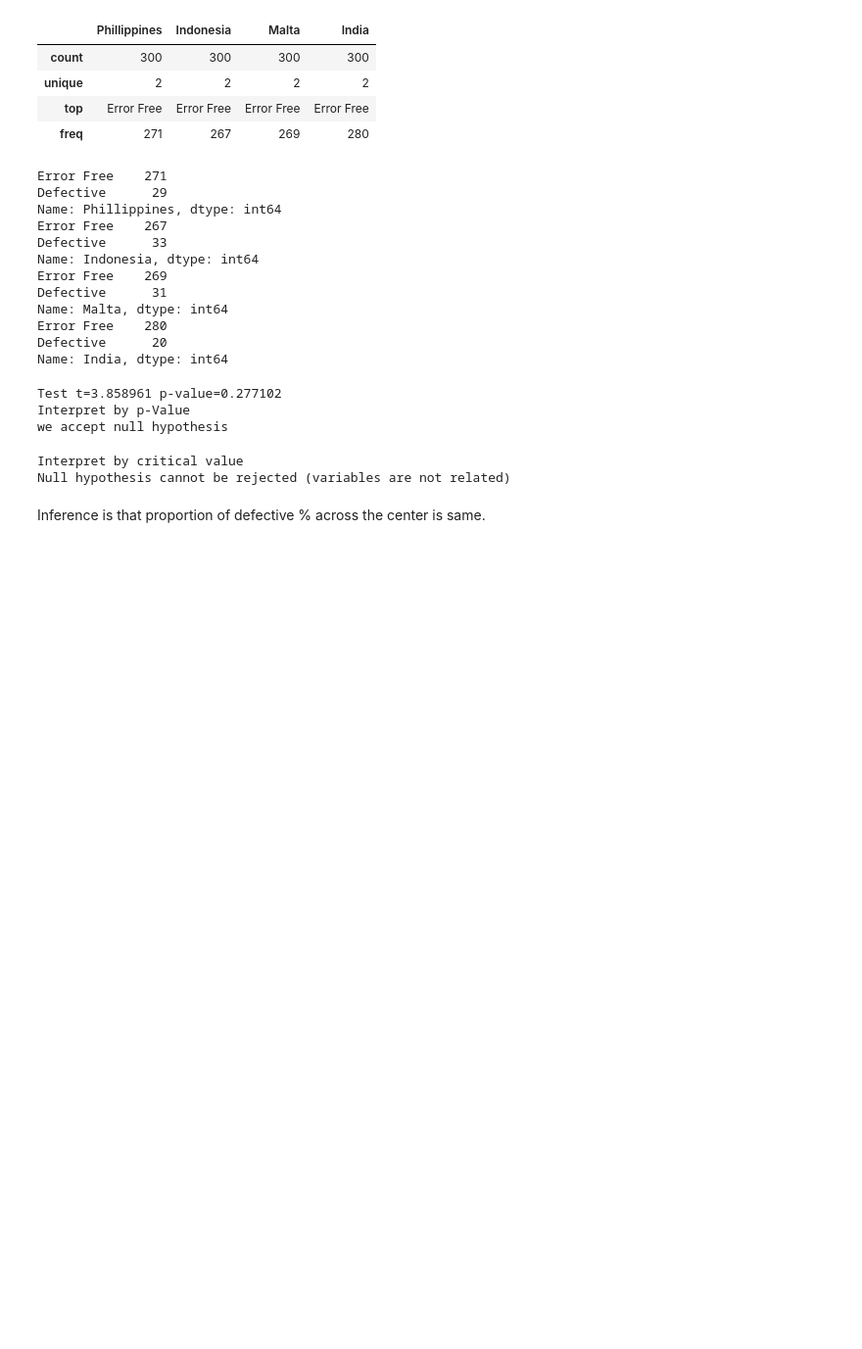
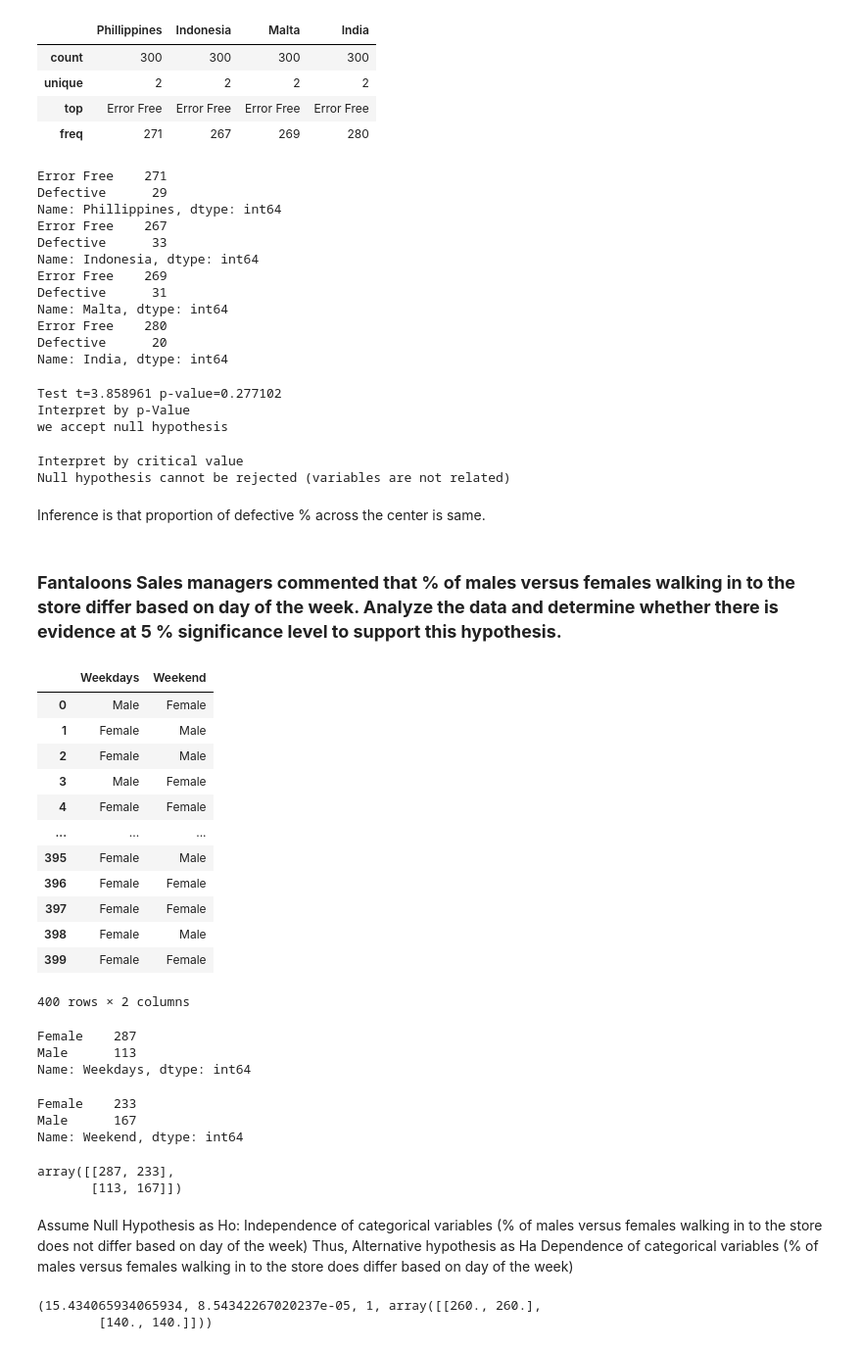
Before and after one commit to ashkanmulla/ExcelR-Assignment, a Jupyter notebook: Hypothesis_Assignment.ipynb, the cells around one changed output. Shown: that part at 98% size. Drawn from its saved outputs; the diff is of its cells as text; code cells hidden in the pictures; blank space fills up the shorter version.

```diff
--- a/Hypothesis_Assignment.ipynb
+++ b/Hypothesis_Assignment.ipynb
@@ -377,3 +377,5 @@ Null hypothesis cannot be rejected (variables are not related)
 # %% [markdown]
 
 Inference is that proportion of defective % across the center is same.
+# %% [markdown]
+### **Fantaloons Sales managers commented that % of males versus females walking in to the store differ based on day of the week. Analyze the data and determine whether there is evidence at 5 % significance level to support this hypothesis.**
@@ -379,0 +388,47 @@ Inference is that proportion of defective % across the center is same.
+# %%
+
+# Load the dataset
+data=pd.read_csv('/content/Faltoons.csv')
+data
+# %% [output]
+|  | Weekdays | Weekend |
+| 0 | Male | Female |
+| 1 | Female | Male |
+| 2 | Female | Male |
+| 3 | Male | Female |
+| 4 | Female | Female |
+| ... | ... | ... |
+| 395 | Female | Male |
+| 396 | Female | Female |
+| 397 | Female | Female |
+| 398 | Female | Male |
+| 399 | Female | Female |
+400 rows × 2 columns
+# %%
+data.Weekdays.value_counts()
+# %% [output]
+Female    287
+Male      113
+Name: Weekdays, dtype: int64
+# %%
+data.Weekend.value_counts()
+# %% [output]
+Female    233
+Male      167
+Name: Weekend, dtype: int64
+# %%
+
+# Make a contingency table
+obs=np.array([[287,233],[113,167]])
+obs
+# %% [output]
+array([[287, 233],
+       [113, 167]])
+# %% [markdown]
+Assume Null Hypothesis as Ho: Independence of categorical variables (% of males versus females walking in to the store does not differ based on day of the week) Thus, Alternative hypothesis as Ha Dependence of categorical variables (% of males versus females walking in to the store does differ based on day of the week)
+# %%
+# Chi2 contengency independence test
+chi2_contingency(obs) # o/p is (Chi2 stats value, p_value, df, expected obsvations)
+# %% [output]
+(15.434065934065934, 8.54342267020237e-05, 1, array([[260., 260.],
+        [140., 140.]]))
```
Also changed, not shown: parts of 3 cells of this notebook.
